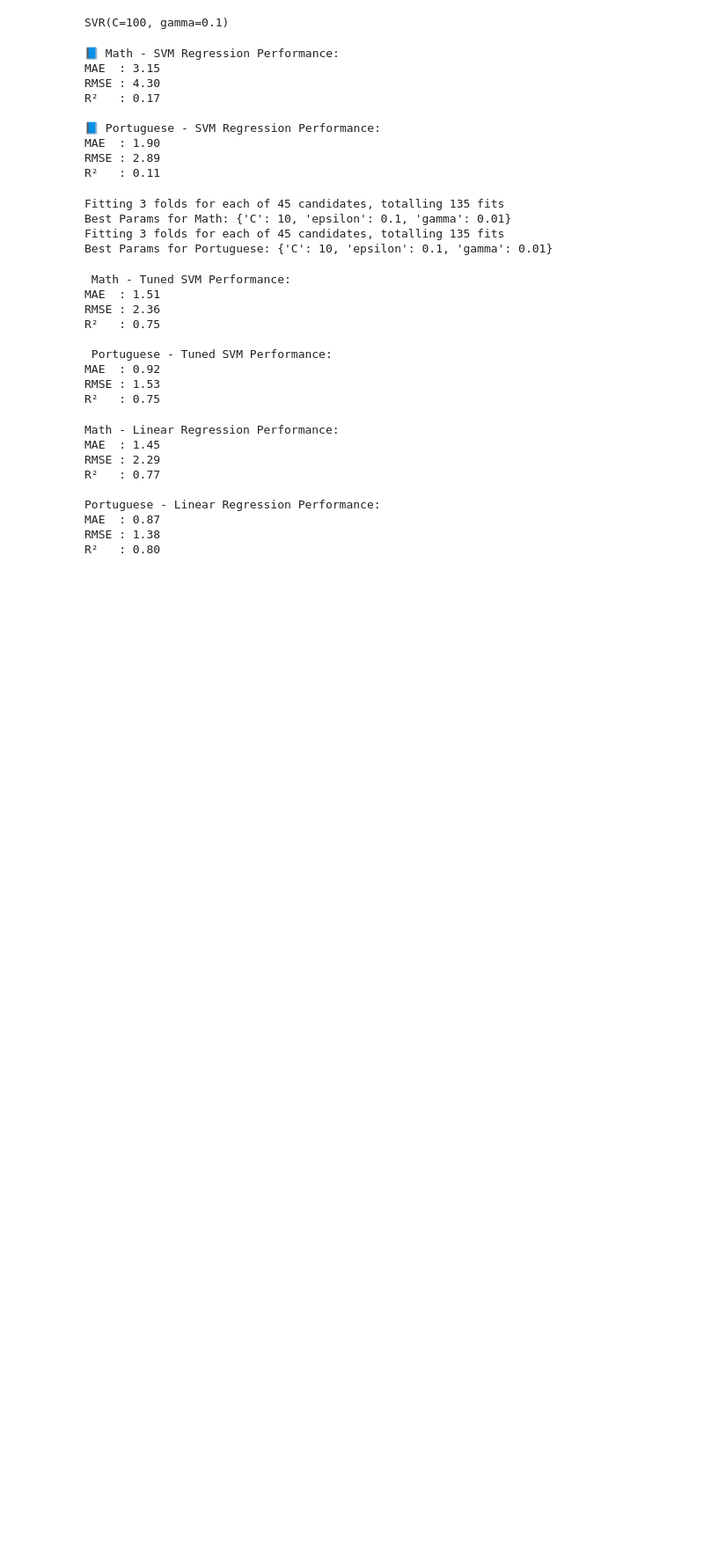
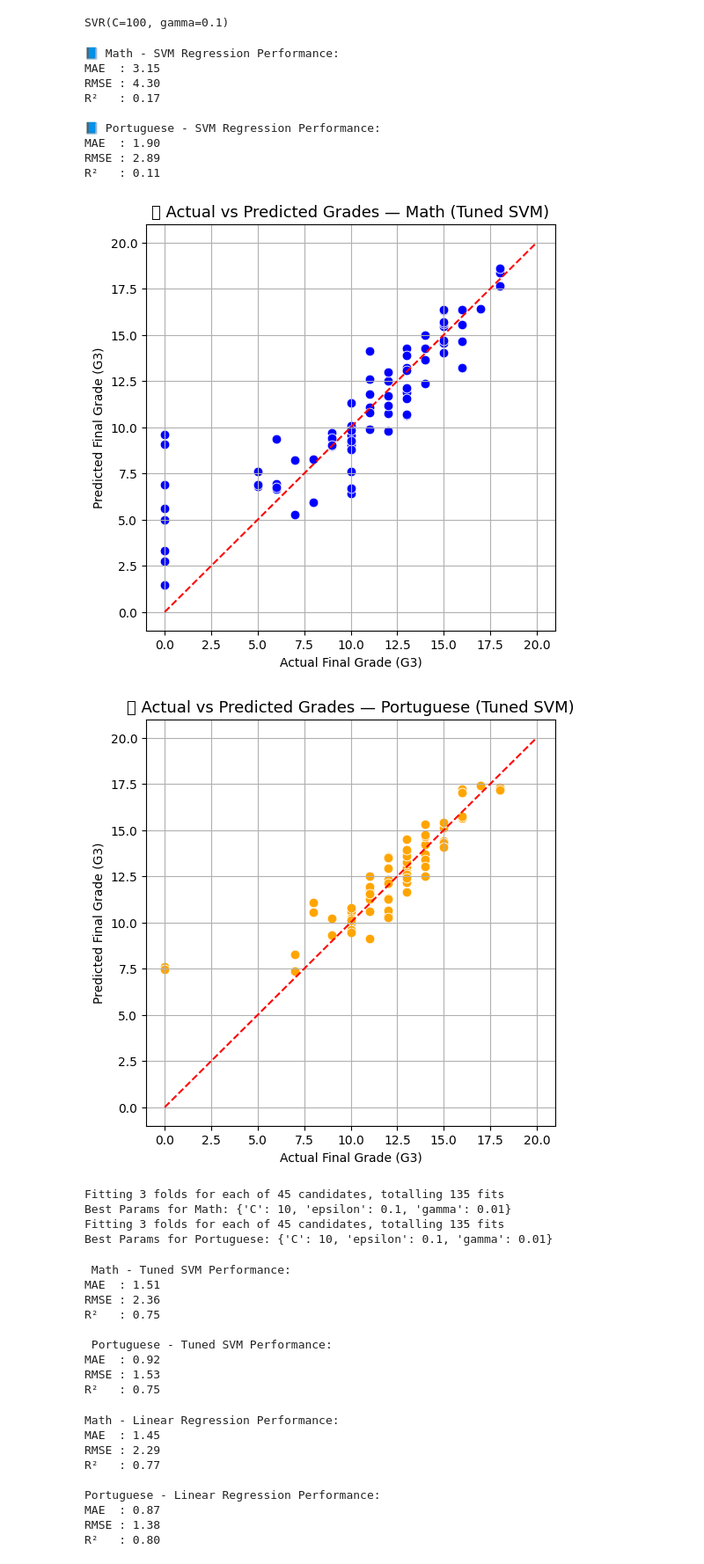
Before and after one commit to deepthimalugu/project-ds, a Jupyter notebook: pro2 (4).ipynb, the cells around one changed output. Shown at 88% size. Saved outputs shown, nothing was run; the diff lists cells and outputs as text; code cells hidden in the pictures; blank space fills up the shorter version.

```diff
--- a/pro2 (4).ipynb
+++ b/pro2 (4).ipynb
@@ -444,6 +444,32 @@ R²   : 0.17
 MAE  : 1.90
 RMSE : 2.89
 R²   : 0.11
+# %%
+import matplotlib.pyplot as plt
+import seaborn as sns
+
+# --- Scatter Plot for Math ---
+plt.figure(figsize=(6,6))
+sns.scatterplot(x=y_test_m, y=y_pred_math_best, color='blue', s=60)
+plt.plot([0, 20], [0, 20], '--', color='red')  # ideal line
+plt.title('📘 Actual vs Predicted Grades — Math (Tuned SVM)', fontsize=13)
+plt.xlabel('Actual Final Grade (G3)')
+plt.ylabel('Predicted Final Grade (G3)')
+plt.grid(True)
+plt.show()
+
+# --- Scatter Plot for Portuguese ---
+plt.figure(figsize=(6,6))
+sns.scatterplot(x=y_test_p, y=y_pred_port_best, color='orange', s=60)
+plt.plot([0, 20], [0, 20], '--', color='red')  # ideal line
+plt.title('📘 Actual vs Predicted Grades — Portuguese (Tuned SVM)', fontsize=13)
+plt.xlabel('Actual Final Grade (G3)')
+plt.ylabel('Predicted Final Grade (G3)')
+plt.grid(True)
+plt.show()
+# %% [output]
+[figure, added]
+[figure, added]
 # %%
 from sklearn.model_selection import GridSearchCV
 
```
Also changed, not shown: parts of 1 cell of this notebook.
